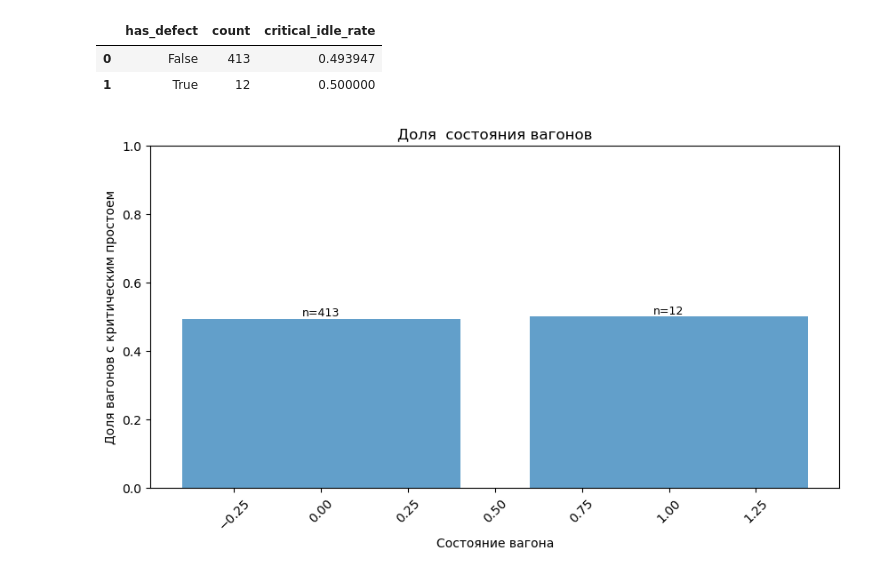
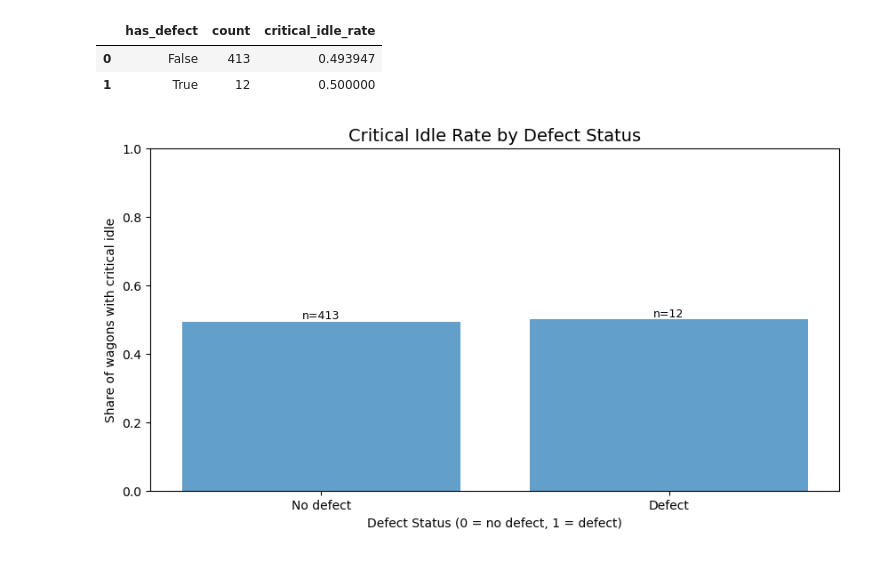
Before and after one commit to elena-data-analytics/wagon-idle-analysis, a Jupyter notebook: wagon_idle_analysis.ipynb, the cells around one changed output. Saved outputs shown, nothing was run; the diff lists cells and outputs as text; code cells hidden in the pictures.

Commit message:
Finalize analysis notebook and conclusions
Updated visualizations, hypothesis structure, and analytical conclusions.

```diff
--- a/wagon_idle_analysis.ipynb
+++ b/wagon_idle_analysis.ipynb
@@ -201,27 +201,3 @@ risk_by_status
 | 2 | Под выгрузкой | 152 | 0.572368 |
 | 4 | Порожний ход | 34 | 0.147059 |
 | 0 | Гружёный ход | 109 | 0.128440 |
-# %%
-
-bars = plt.bar(
-    risk_by_status['Состояние вагона'],
-    risk_by_status['critical_idle_rate'],
-    alpha=0.7)
-
-plt.ylabel('Доля вагонов с критическим простоем')
-plt.xlabel('Состояние вагона')
-plt.title('Доля критического простоя по cостоянию вагона')
-plt.xticks(rotation=45)
-plt.ylim(0,1)
-# подписи n над столбцами
-for bar, n in zip(bars, risk_by_status['count']):
-    plt.text(
-        bar.get_x() + bar.get_width() / 2,
-        bar.get_height(),
-        f'n={n}',
-        ha='center',
-        va='bottom',
-        fontsize=9
-    )
-
-plt.show()
@@ -243,27 +245,33 @@ risk_by_defect
 | 0 | False | 413 | 0.493947 |
 | 1 | True | 12 | 0.500000 |
 # %%
+### Hypothesis 3  Wagons with registered defects have a higher probability of critical idle time.
+
 bars = plt.bar(
     risk_by_defect['has_defect'],
     risk_by_defect['critical_idle_rate'],
     alpha=0.7)
 
-plt.ylabel('Доля вагонов с критическим простоем')
-plt.xlabel('Состояние вагона')
-plt.title('Доля  состояния вагонов')
-plt.xticks(rotation=45)
+plt.title('Critical Idle Rate by Defect Status', fontsize=14)
+plt.xlabel('Defect Status (0 = no defect, 1 = defect)')
+plt.ylabel('Share of wagons with critical idle')
+
+plt.xticks([0, 1], ['No defect', 'Defect'])
 plt.ylim(0,1)
 # подписи n над столбцами
 for bar, n in zip(bars, risk_by_defect['count']):
     plt.text(
         bar.get_x() + bar.get_width() / 2,
         bar.get_height(),
         f'n={n}',
         ha='center',
         va='bottom',
-        fontsize=9
-    )
+        fontsize=9 )
 
 plt.show()
+
+# The observed critical idle rates are similar for wagons with and without defects.
+# However, the defect group sample size (n=12) is insufficient for reliable inference.
+# This hypothesis cannot be confirmed with the current data.
 # %% [output]
-[figure, old version]
+[figure, new version]
```
Also changed, not shown: parts of 14 cells of this notebook.
